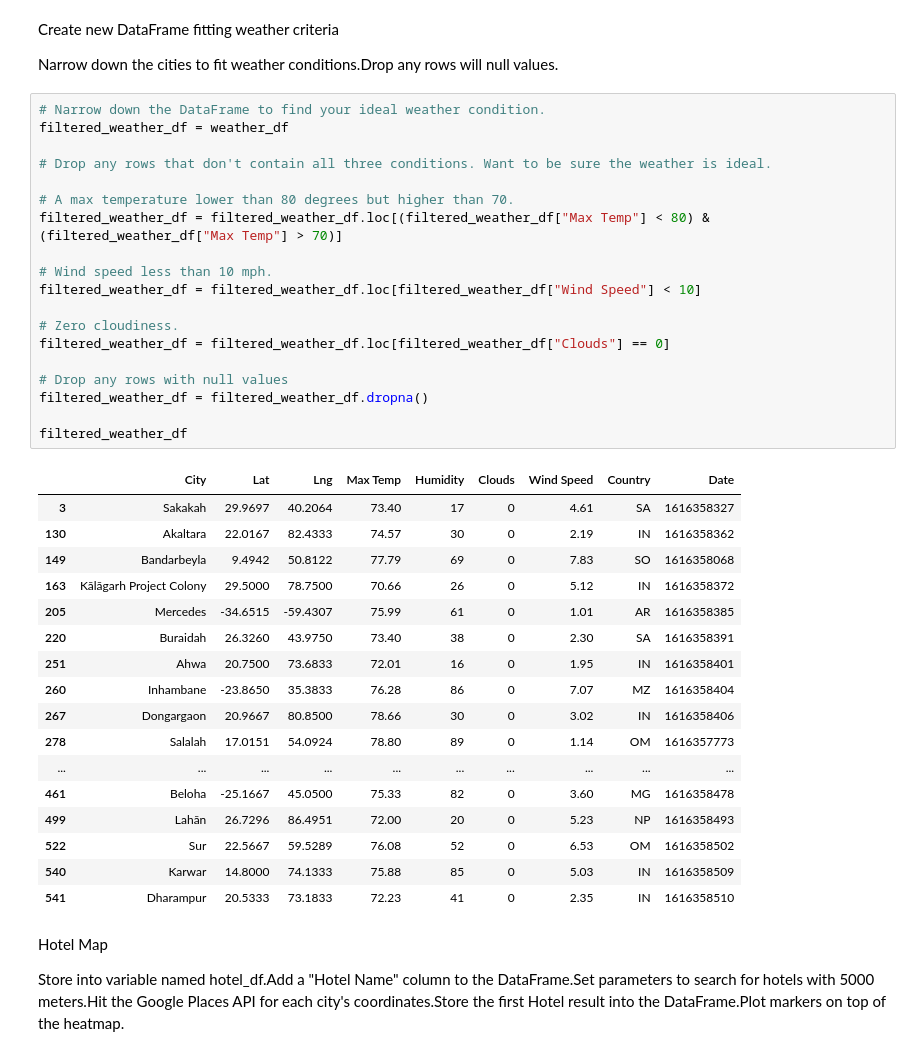
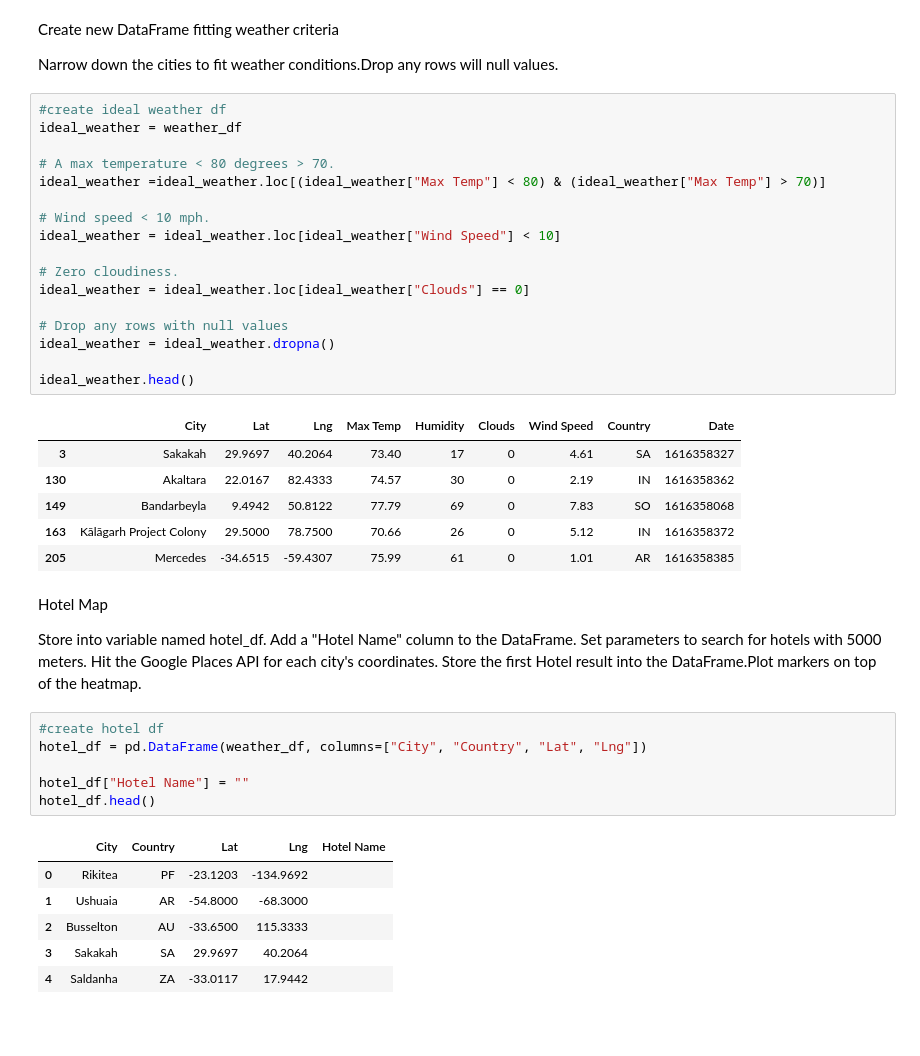
Before and after one commit to KenSikes/python-api-challenge, a Jupyter notebook: VacationPy/VacationPy.ipynb, the cells around one changed output. Saved outputs shown, nothing was run; the diff lists cells and outputs as text; blank space fills up the shorter version.

```diff
--- a/VacationPy/VacationPy.ipynb
+++ b/VacationPy/VacationPy.ipynb
@@ -60,42 +56,29 @@ fig
 
 Narrow down the cities to fit weather conditions.Drop any rows will null values.
 # %%
-# Narrow down the DataFrame to find your ideal weather condition.
-filtered_weather_df = weather_df
+#create ideal weather df
+ideal_weather = weather_df
 
-# Drop any rows that don't contain all three conditions. Want to be sure the weather is ideal.
+# A max temperature < 80 degrees > 70.
+ideal_weather =ideal_weather.loc[(ideal_weather["Max Temp"] < 80) & (ideal_weather["Max Temp"] > 70)]
 
-# A max temperature lower than 80 degrees but higher than 70.
-filtered_weather_df = filtered_weather_df.loc[(filtered_weather_df["Max Temp"] < 80) & (filtered_weather_df["Max Temp"] > 70)]
-
-# Wind speed less than 10 mph.
-filtered_weather_df = filtered_weather_df.loc[filtered_weather_df["Wind Speed"] < 10]
+# Wind speed < 10 mph.
+ideal_weather = ideal_weather.loc[ideal_weather["Wind Speed"] < 10]
 
 # Zero cloudiness.
-filtered_weather_df = filtered_weather_df.loc[filtered_weather_df["Clouds"] == 0]
+ideal_weather = ideal_weather.loc[ideal_weather["Clouds"] == 0]
 
 # Drop any rows with null values
-filtered_weather_df = filtered_weather_df.dropna()
+ideal_weather = ideal_weather.dropna()
 
-filtered_weather_df
+ideal_weather.head()
 # %% [output]
 |  | City | Lat | Lng | Max Temp | Humidity | Clouds | Wind Speed | Country | Date |
 | 3 | Sakakah | 29.9697 | 40.2064 | 73.40 | 17 | 0 | 4.61 | SA | 1616358327 |
 | 130 | Akaltara | 22.0167 | 82.4333 | 74.57 | 30 | 0 | 2.19 | IN | 1616358362 |
 | 149 | Bandarbeyla | 9.4942 | 50.8122 | 77.79 | 69 | 0 | 7.83 | SO | 1616358068 |
 | 163 | Kālāgarh Project Colony | 29.5000 | 78.7500 | 70.66 | 26 | 0 | 5.12 | IN | 1616358372 |
 | 205 | Mercedes | -34.6515 | -59.4307 | 75.99 | 61 | 0 | 1.01 | AR | 1616358385 |
-| 220 | Buraidah | 26.3260 | 43.9750 | 73.40 | 38 | 0 | 2.30 | SA | 1616358391 |
-| 251 | Ahwa | 20.7500 | 73.6833 | 72.01 | 16 | 0 | 1.95 | IN | 1616358401 |
-| 260 | Inhambane | -23.8650 | 35.3833 | 76.28 | 86 | 0 | 7.07 | MZ | 1616358404 |
-| 267 | Dongargaon | 20.9667 | 80.8500 | 78.66 | 30 | 0 | 3.02 | IN | 1616358406 |
-| 278 | Salalah | 17.0151 | 54.0924 | 78.80 | 89 | 0 | 1.14 | OM | 1616357773 |
-| ... | ... | ... | ... | ... | ... | ... | ... | ... | ... |
-| 461 | Beloha | -25.1667 | 45.0500 | 75.33 | 82 | 0 | 3.60 | MG | 1616358478 |
-| 499 | Lahān | 26.7296 | 86.4951 | 72.00 | 20 | 0 | 5.23 | NP | 1616358493 |
-| 522 | Sur | 22.5667 | 59.5289 | 76.08 | 52 | 0 | 6.53 | OM | 1616358502 |
-| 540 | Karwar | 14.8000 | 74.1333 | 75.88 | 85 | 0 | 5.03 | IN | 1616358509 |
-| 541 | Dharampur | 20.5333 | 73.1833 | 72.23 | 41 | 0 | 2.35 | IN | 1616358510 |
 # %% [markdown]
  Hotel Map
 
@@ -102,0 +90,13 @@ Store into variable named hotel_df.Add a "Hotel Name" column to the DataFrame.Se
+# %%
+#create hotel df
+hotel_df = pd.DataFrame(weather_df, columns=["City", "Country", "Lat", "Lng"])
+
+hotel_df["Hotel Name"] = ""
+hotel_df.head()
+# %% [output]
+|  | City | Country | Lat | Lng | Hotel Name |
+| 0 | Rikitea | PF | -23.1203 | -134.9692 |  |
+| 1 | Ushuaia | AR | -54.8000 | -68.3000 |  |
+| 2 | Busselton | AU | -33.6500 | 115.3333 |  |
+| 3 | Sakakah | SA | 29.9697 | 40.2064 |  |
+| 4 | Saldanha | ZA | -33.0117 | 17.9442 |  |
```
Also changed, not shown: parts of 3 cells of this notebook.
